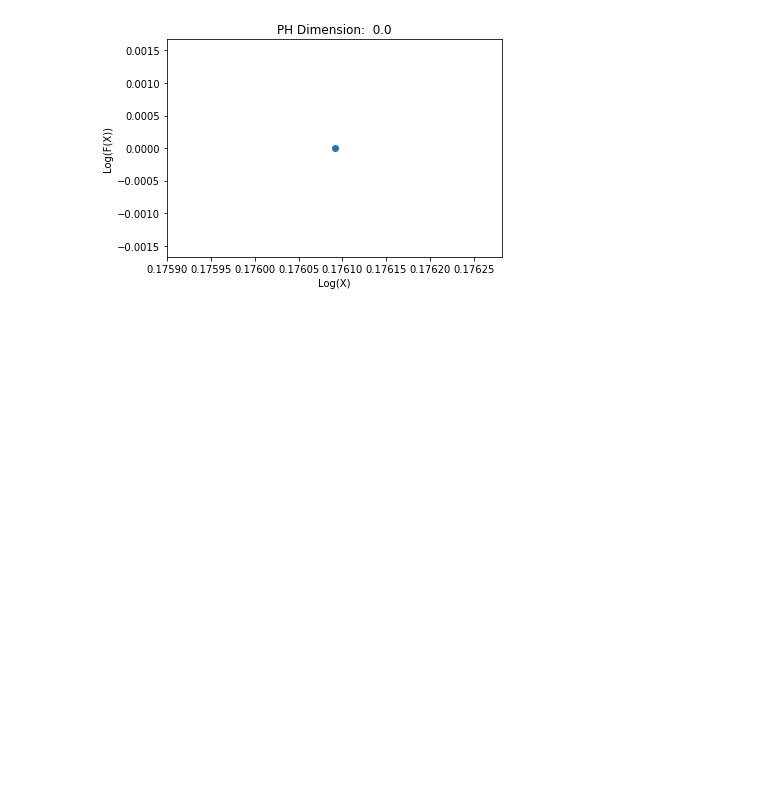
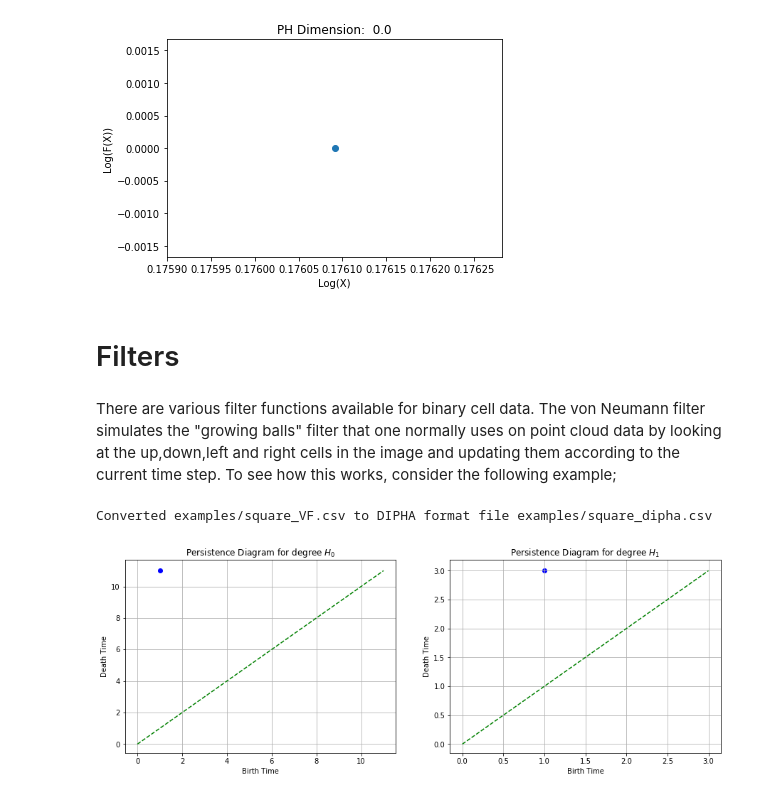
Before and after one commit to infophysics/CubicalRipser2D, a Jupyter notebook: Cubical Ripser.ipynb, the cells around one changed output. Saved outputs shown, nothing was run; the diff lists cells and outputs as text; code cells hidden in the pictures; blank space fills up the shorter version.

```diff
--- a/Cubical Ripser.ipynb
+++ b/Cubical Ripser.ipynb
@@ -118,3 +118,37 @@ Cube2D.compute_2DPHD_from_file("test.csv")
 # %% [output]
 [-0.  0.]
 [figure]
+# %% [markdown]
+# Filters
+# %% [markdown]
+There are various filter functions available for binary cell data.  The von Neumann filter simulates the "growing balls" filter that one normally uses on point cloud data by looking at the up,down,left and right cells in the image and updating them according to the current time step.  To see how this works, consider the following example;
+# %%
+import csv
+from Cube2D import Filter2D
+#    create a 5x5 grid with the homology of S^1
+grid = [[1,1,1,1,1],[1,0,0,0,1],[1,0,0,0,1],[1,0,0,0,1],[1,1,1,1,1]]
+
+#    write this data to file
+with open("examples/square.csv", 'w') as csvfile:
+    writer = csv.writer(csvfile, delimiter=',')
+    writer.writerows(grid)
+
+#   try 2D von neumann filter
+filt = Filter2D()
+filt.loadBinaryFromFile("examples/square.csv")
+filt.filterBinaryVonNeumann(10)
+filt.saveBinaryFiltration("examples/square_VF.csv")
+
+#    create CubicalRipser2D object
+cube2D = CubicalRipser2D()
+
+#    convert the filtration to DIPHA format
+Cube2D.convert_csv_to_dipha("examples/square_VF.csv", "examples/square_dipha.csv")
+
+#    compute the barcode and plot the persistence diagram
+cube2D.ComputeBarcode("examples/square_dipha.csv", "test.csv", "DIPHA", "COMPUTEPAIRS", 10, True)
+barcode = cube2D.getBarcode()
+Cube2D.plot_persistence_diagram(barcode)
+# %% [output]
+Converted examples/square_VF.csv to DIPHA format file examples/square_dipha.csv
+[figure, added]
```
Also changed, not shown: parts of 4 cells of this notebook.
